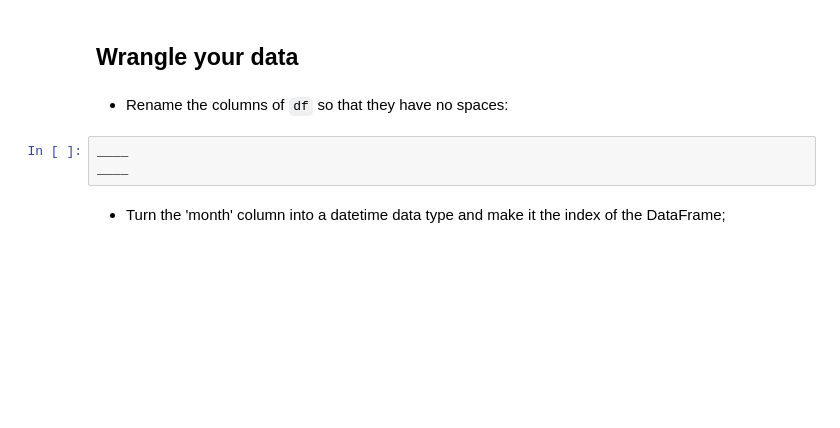
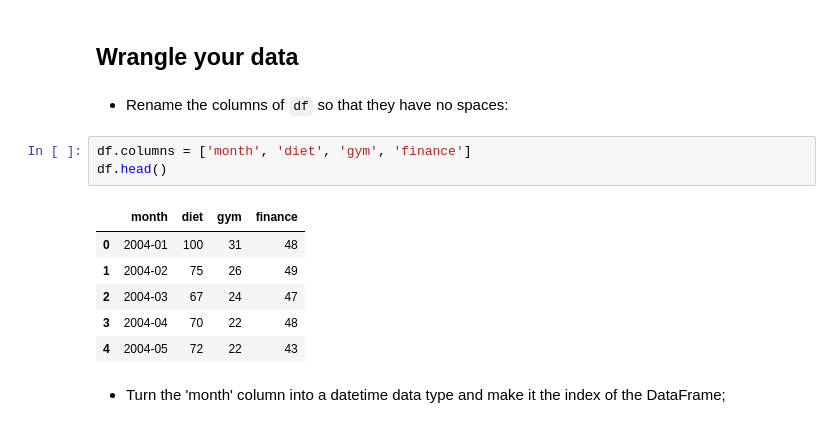
Before and after one commit to ajinkyapuar/datacamp_facebook_live_ny_resolution, a Jupyter notebook: New_Years_Resolutions_Workshop.ipynb, the cells around one changed output. Cells and saved outputs as stored; diff of their text form; blank space fills up the shorter version.

Commit message:
rename columns

```diff
--- a/New_Years_Resolutions_Workshop.ipynb
+++ b/New_Years_Resolutions_Workshop.ipynb
@@ -60,9 +60,16 @@ memory usage: 5.3+ KB
 ## Wrangle your data
 # %% [markdown]
 * Rename the columns of `df` so that they have no spaces:
-# %%
-____
-____
+# %%
+df.columns = ['month', 'diet', 'gym', 'finance']
+df.head()
+# %% [output]
+|  | month | diet | gym | finance |
+| 0 | 2004-01 | 100 | 31 | 48 |
+| 1 | 2004-02 | 75 | 26 | 49 |
+| 2 | 2004-03 | 67 | 24 | 47 |
+| 3 | 2004-04 | 70 | 22 | 48 |
+| 4 | 2004-05 | 72 | 22 | 43 |
 # %% [markdown]
 * Turn the 'month' column into a datetime data type and make it the index of the DataFrame;
 # %% [markdown]
```
